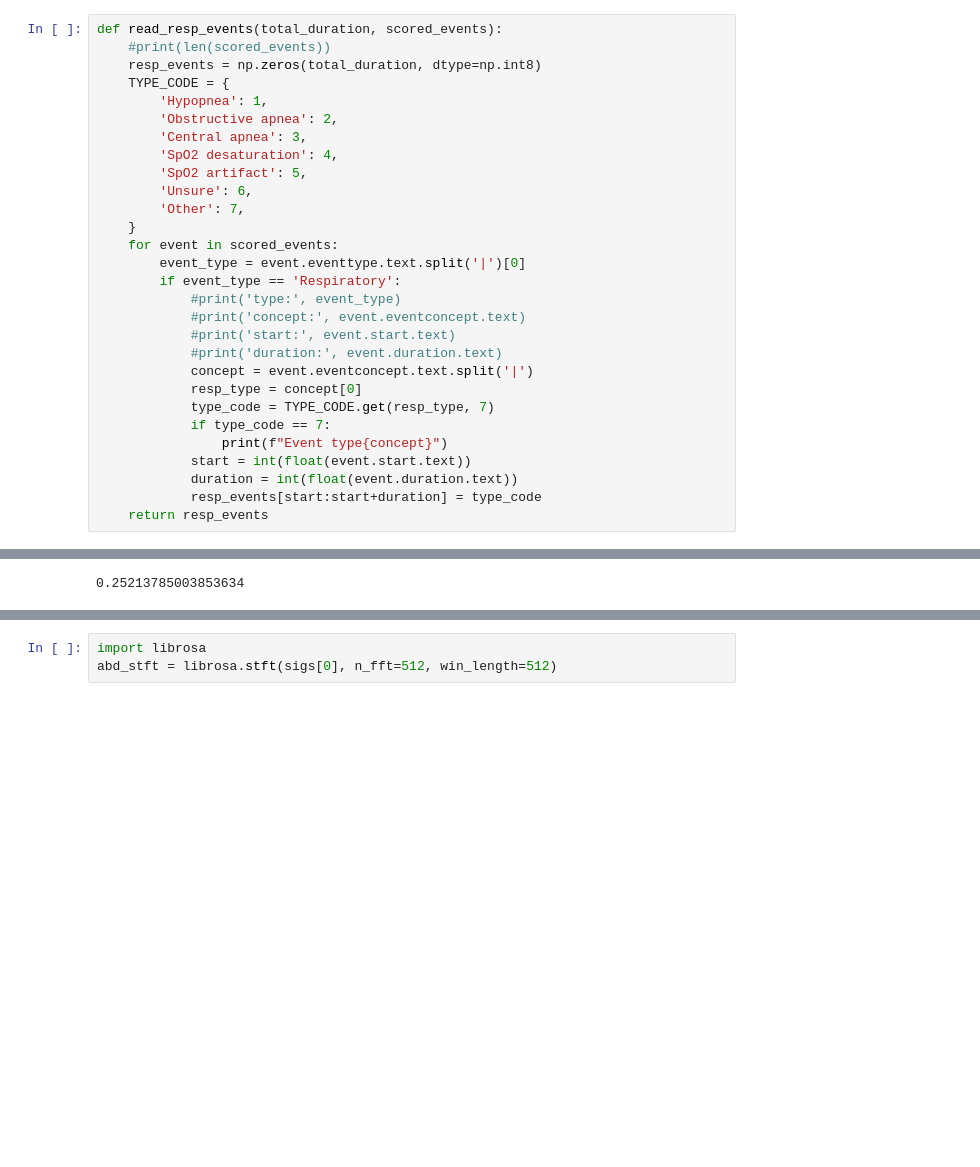
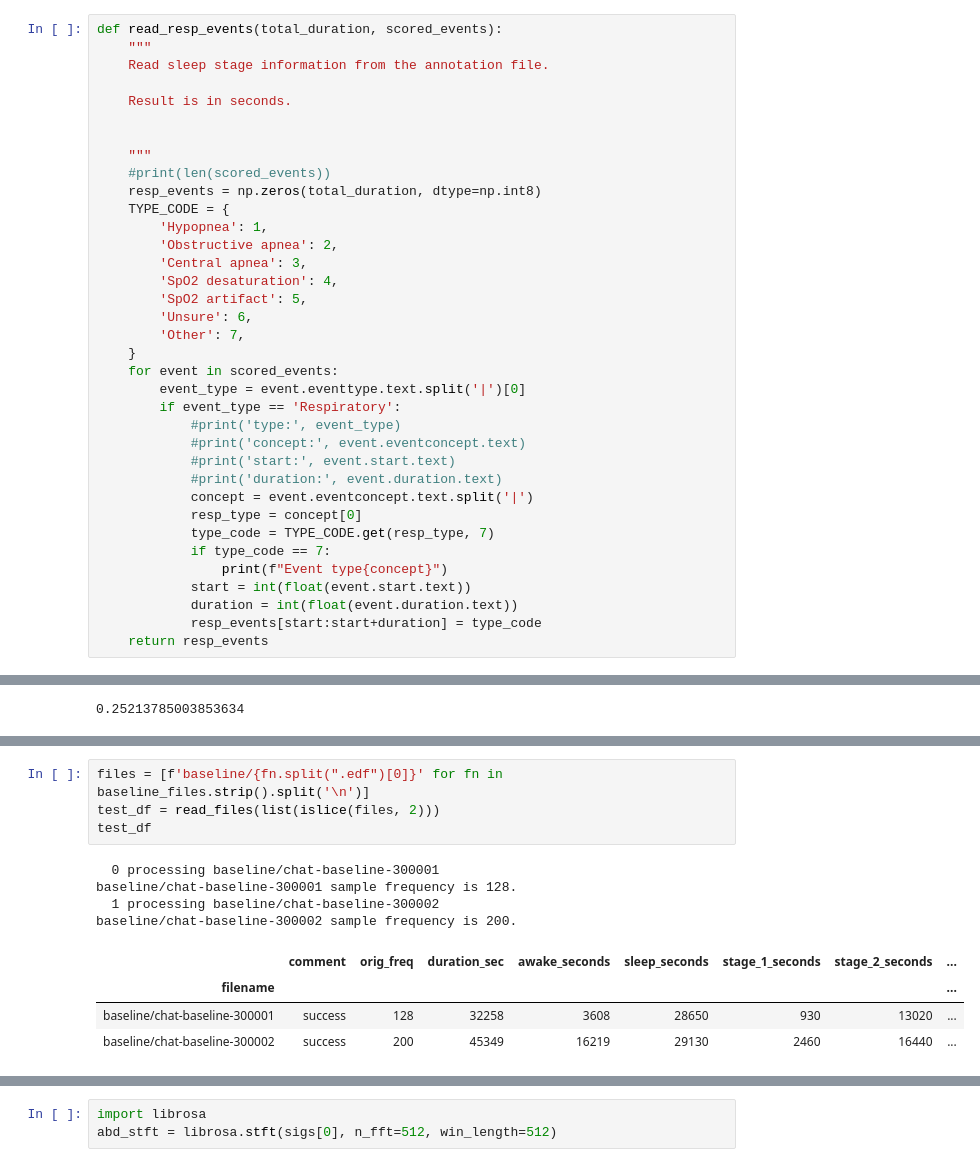
Before and after one commit to jonathanbranam/aisdb, a Jupyter notebook: FirstReadEDF.ipynb, the cells around one changed output, grey strips where cells are left out. Drawn from its saved outputs; the diff is of its cells as text; blank space fills up the shorter version.

```diff
--- a/FirstReadEDF.ipynb
+++ b/FirstReadEDF.ipynb
@@ -102,6 +125,13 @@ def read_sleep_stages(total_duration, scored_events):
     return stages
 # %%
 def read_resp_events(total_duration, scored_events):
+    """
+    Read sleep stage information from the annotation file.
+
+    Result is in seconds.
+
+
+    """
     #print(len(scored_events))
     resp_events = np.zeros(total_duration, dtype=np.int8)
     TYPE_CODE = {
@@ -433,0 +728,13 @@ Wall time: 9.12 s
+# %%
+files = [f'baseline/{fn.split(".edf")[0]}' for fn in baseline_files.strip().split('\n')]
+test_df = read_files(list(islice(files, 2)))
+test_df
+# %% [output]
+  0 processing baseline/chat-baseline-300001
+baseline/chat-baseline-300001 sample frequency is 128.
+  1 processing baseline/chat-baseline-300002
+baseline/chat-baseline-300002 sample frequency is 200.
+|  | comment | orig_freq | duration_sec | awake_seconds | sleep_seconds | stage_1_seconds | stage_2_seconds | ... |
+| filename |  |  |  |  |  |  |  | ... |
+| baseline/chat-baseline-300001 | success | 128 | 32258 | 3608 | 28650 | 930 | 13020 | ... |
+| baseline/chat-baseline-300002 | success | 200 | 45349 | 16219 | 29130 | 2460 | 16440 | ... |
```
Also changed, not shown: parts of 42 cells of this notebook, 2 other files.
